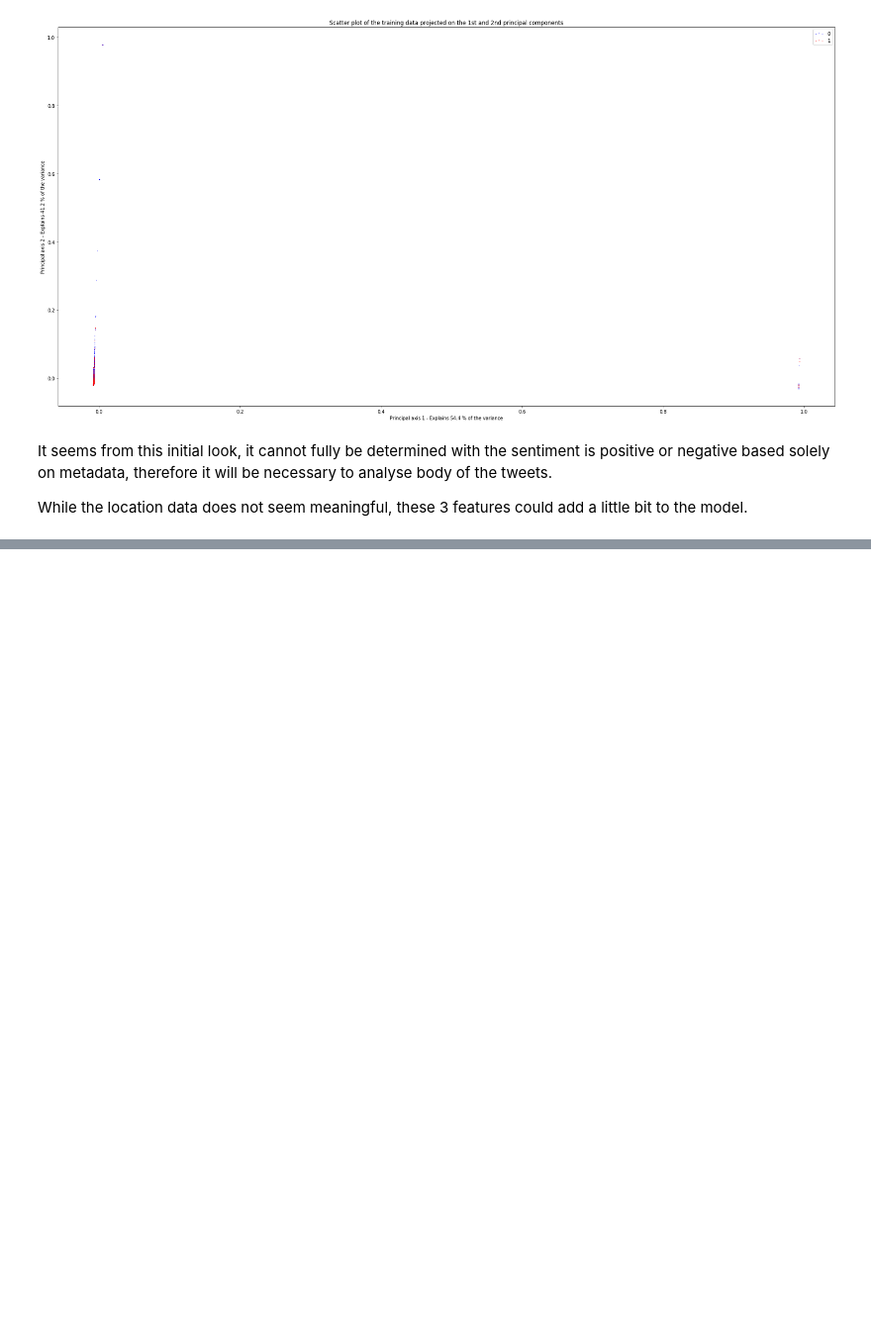
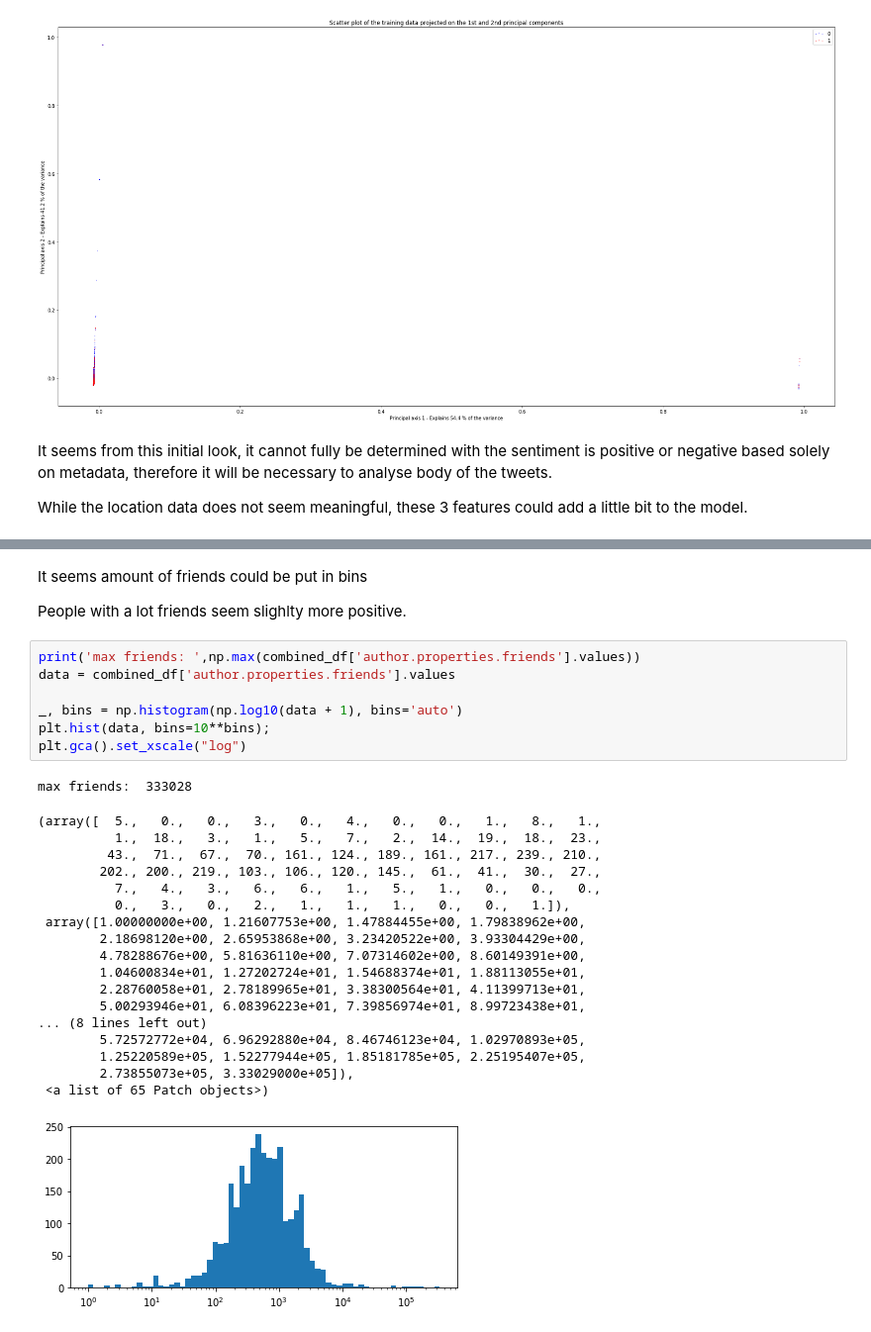
Before and after one commit to williamdaburke/twitter_sentiment_keras, a Jupyter notebook: Data_exploration.ipynb, the cells around one changed output, grey strips where cells are left out. Shown at 99% size. Saved outputs shown, nothing was run; the diff lists cells and outputs as text; blank space fills up the shorter version.

```diff
--- a/Data_exploration.ipynb
+++ b/Data_exploration.ipynb
@@ -178,0 +270,31 @@ While the location data does not seem meaningful, these 3 features could add a l
+# %% [markdown]
+It seems amount of friends could be put in bins
+
+People with a lot friends seem slighlty more positive.
+# %%
+print('max friends: ',np.max(combined_df['author.properties.friends'].values))
+data = combined_df['author.properties.friends'].values
+
+_, bins = np.histogram(np.log10(data + 1), bins='auto')
+plt.hist(data, bins=10**bins);
+plt.gca().set_xscale("log")
+# %% [output]
+max friends:  333028
+(array([  5.,   0.,   0.,   3.,   0.,   4.,   0.,   0.,   1.,   8.,   1.,
+          1.,  18.,   3.,   1.,   5.,   7.,   2.,  14.,  19.,  18.,  23.,
+         43.,  71.,  67.,  70., 161., 124., 189., 161., 217., 239., 210.,
+        202., 200., 219., 103., 106., 120., 145.,  61.,  41.,  30.,  27.,
+          7.,   4.,   3.,   6.,   6.,   1.,   5.,   1.,   0.,   0.,   0.,
+          0.,   3.,   0.,   2.,   1.,   1.,   1.,   0.,   0.,   1.]),
+ array([1.00000000e+00, 1.21607753e+00, 1.47884455e+00, 1.79838962e+00,
+        2.18698120e+00, 2.65953868e+00, 3.23420522e+00, 3.93304429e+00,
+        4.78288676e+00, 5.81636110e+00, 7.07314602e+00, 8.60149391e+00,
+        1.04600834e+01, 1.27202724e+01, 1.54688374e+01, 1.88113055e+01,
+        2.28760058e+01, 2.78189965e+01, 3.38300564e+01, 4.11399713e+01,
+        5.00293946e+01, 6.08396223e+01, 7.39856974e+01, 8.99723438e+01,
+... (8 lines left out)
+        5.72572772e+04, 6.96292880e+04, 8.46746123e+04, 1.02970893e+05,
+        1.25220589e+05, 1.52277944e+05, 1.85181785e+05, 2.25195407e+05,
+        2.73855073e+05, 3.33029000e+05]),
+ <a list of 65 Patch objects>)
+[figure, added]
```
Also changed, not shown: parts of 21 cells of this notebook.
